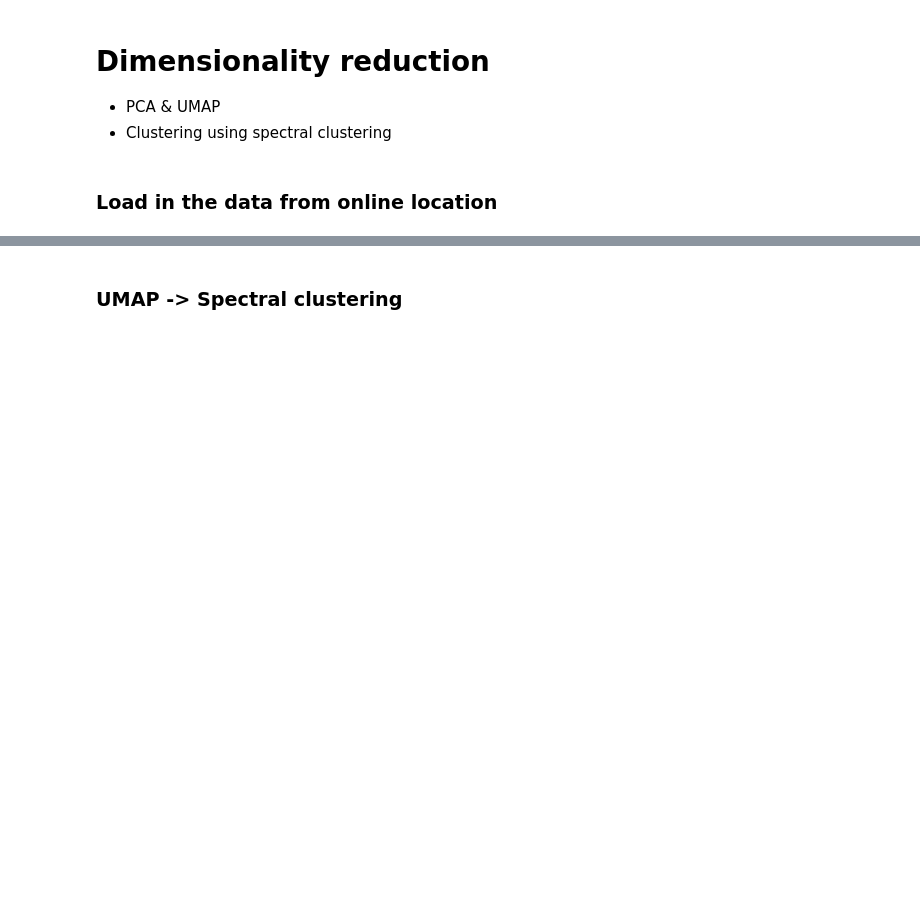
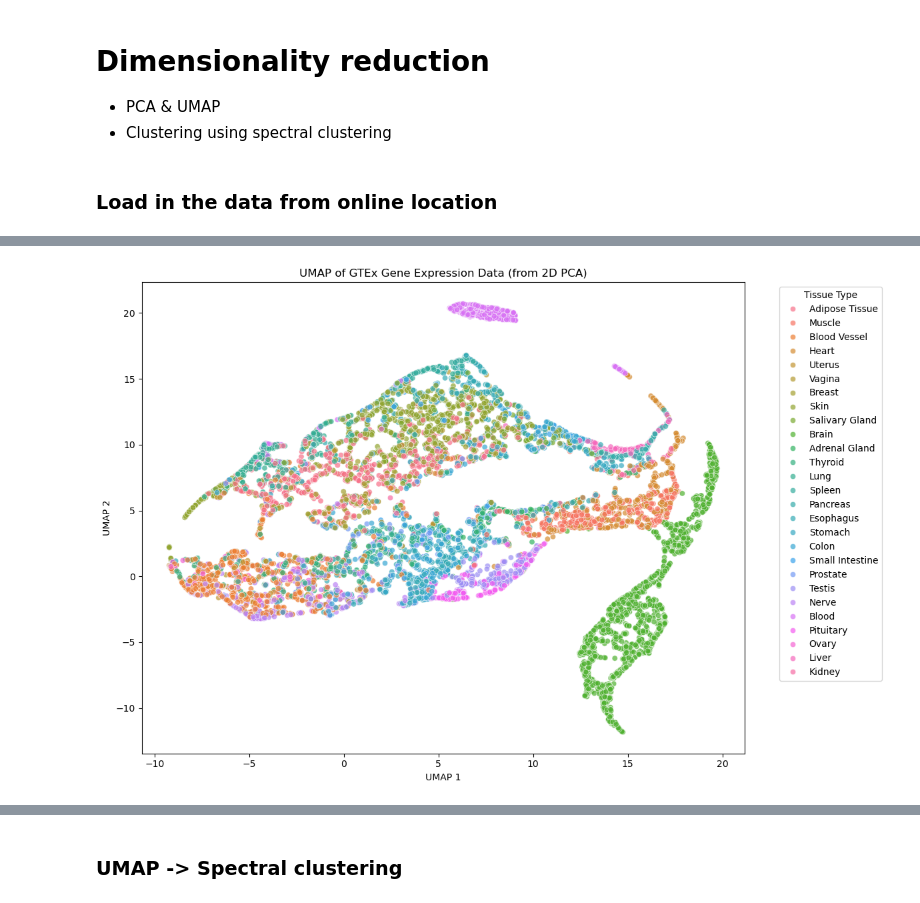
Before and after one commit to emilyekstrum/cu-cpbs-7602, a Jupyter notebook: assignment03/dimensionality_reduction.ipynb, the cells around one changed output, grey strips where cells are left out. Cells and saved outputs as stored; diff of their text form; code cells hidden in the pictures; blank space fills up the shorter version.

```diff
--- a/assignment03/dimensionality_reduction.ipynb
+++ b/assignment03/dimensionality_reduction.ipynb
@@ -46,0 +207,21 @@ for filepath, url in files.items():
+# %%
+# UMAP on PCA-reduced data (2 components)
+
+reducer_2d = umap.UMAP(n_components=2, random_state=42, n_neighbors=15, min_dist=0.1)
+umap_result_2d = reducer_2d.fit_transform(pca_result_2d)
+
+# add UMAP results to dataframe
+merged_df['UMAP1_from_2D'] = umap_result_2d[:, 0]
+merged_df['UMAP2_from_2D'] = umap_result_2d[:, 1]
+
+# plot UMAP results
+plt.figure(figsize=(12, 8))
+sns.scatterplot(data=merged_df, x='UMAP1_from_2D', y='UMAP2_from_2D', hue='SMTS', alpha=0.7)
+plt.title('UMAP of GTEx Gene Expression Data (from 2D PCA)')
+plt.xlabel('UMAP 1')
+plt.ylabel('UMAP 2')
+plt.legend(title='Tissue Type', bbox_to_anchor=(1.05, 1), loc='upper left')
+plt.tight_layout()
+plt.show()
+# %% [output]
+[figure, added]
```
Also changed, not shown: parts of 27 cells of this notebook.
